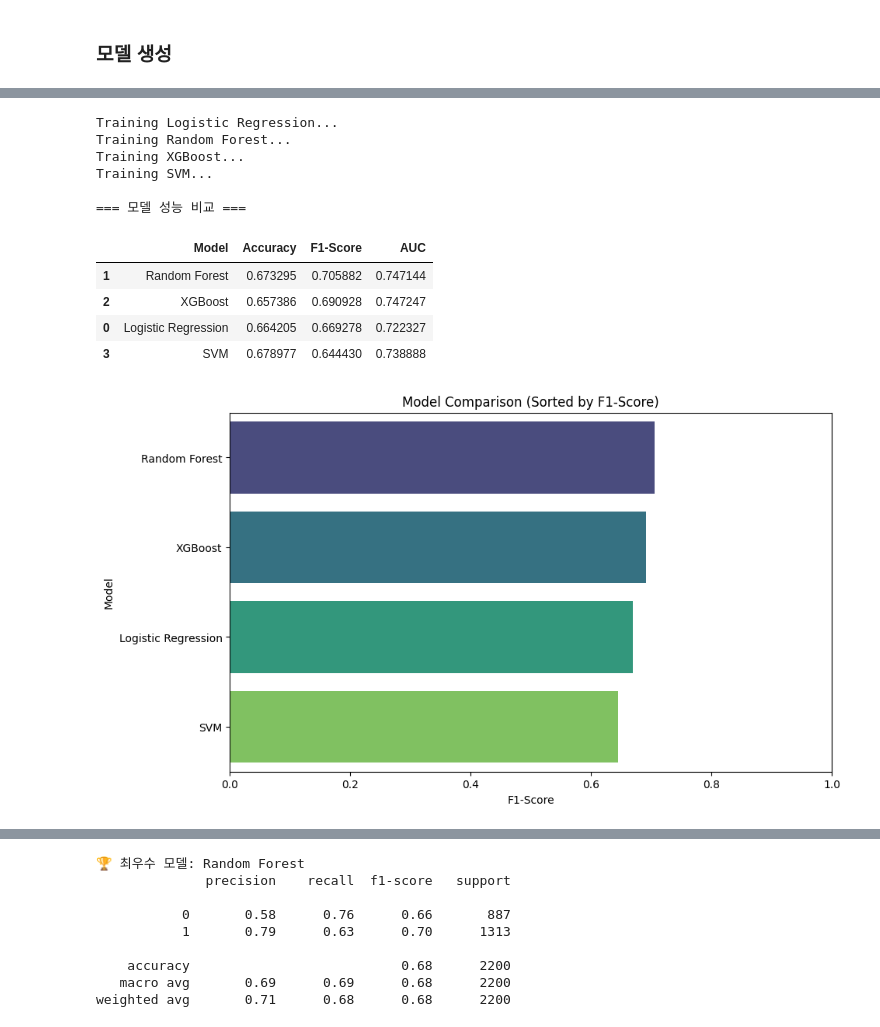
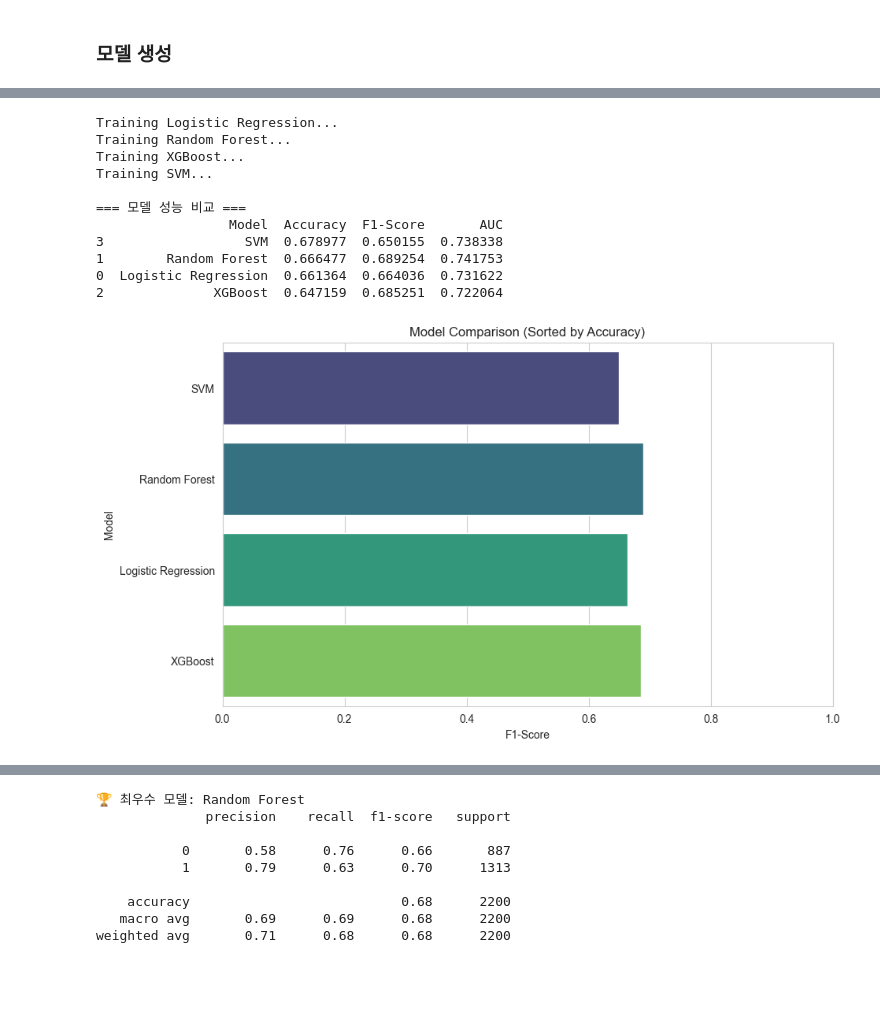
Before and after one commit to lamph0880/E-commerce, a Jupyter notebook: JYS/MiniProject_jys.ipynb, the cells around one changed output, grey strips where cells are left out. Cells and saved outputs as stored; diff of their text form; code cells hidden in the pictures; blank space fills up the shorter version.

```diff
--- a/JYS/MiniProject_jys.ipynb
+++ b/JYS/MiniProject_jys.ipynb
@@ -512,3 +512,19 @@ display(summary_table)
 | 6 | Ship | light | 1761 | 1204 | 68.37% |
 | 7 | Ship | medium | 984 | 983 | 99.9% |
 | 8 | Ship | heavy | 3236 | 1384 | 42.77% |
+# %%
+# label encoder로 변환 뒤 히트맵 그리기
+from sklearn.preprocessing import LabelEncoder
+
+data = train_df.copy()
+data.drop(columns = ['ID','Reached.on.Time_Y.N'], inplace = True)
+data['Reached.on.Time_Y.N'] = test_df['Reached.on.Time_Y.N']
+
+object_cols = data.select_dtypes(include=['object']).columns
+le = LabelEncoder()
+for col in object_cols:
+    data[col] = le.fit_transform(data[col])
+
+plt.figure(figsize = (10, 7))
+sns.heatmap(data.corr(numeric_only=True), annot = True, fmt = '0.2f', annot_kws = {'size' : 15}, linewidth = 5, linecolor = 'white')
+plt.show()
@@ -568,5 +751,5 @@ test_df = apply_feature_engineering(test_df)
 # %%
-drop_columns = ["ID", "Gender", "Discount_offered", "Weight_in_gms"]
+drop_columns = ["ID", "Gender", "Discount_offered", "Weight_in_gms",'Warehouse_block' ]
 train_df = train_df.drop(drop_columns, axis=1)
 test_df = test_df.drop(drop_columns, axis=1)
 # %%
@@ -574,13 +757,12 @@ from sklearn.preprocessing import StandardScaler
 
 # 1. One-Hot Encoding (Warehouse_block, Mode_of_Shipment)
 # drop_first=True를 통해 다중공선성을 방지합니다.
-train_df = pd.get_dummies(train_df, columns=['Warehouse_block', 'Mode_of_Shipment'])
-test_df = pd.get_dummies(test_df, columns=['Warehouse_block', 'Mode_of_Shipment'])
+train_df = pd.get_dummies(train_df, columns=['Mode_of_Shipment'])
+test_df = pd.get_dummies(test_df, columns=['Mode_of_Shipment'])
 
 # 2. Scaling 대상 컬럼 선정
 # 새로 만든 log_rel_price와 기존 수치형 변수들을 포함합니다.
-scale_cols = ['Customer_care_calls', 'Customer_rating', 'Cost_of_the_Product',
-              'Prior_purchases', 'Discount_Group', 'Weight_Category', 'log_rel_price']
+scale_cols = train_df.select_dtypes(include=['number']).columns.drop('Reached.on.Time_Y.N').tolist()
 
 scaler = StandardScaler()
 
@@ -638,7 +959,7 @@ from sklearn.metrics import accuracy_score, f1_score, roc_auc_score
 # 테스트할 모델 리스트 정의
 models = {
     "Logistic Regression": LogisticRegression(random_state=42),
-    "Random Forest": RandomForestClassifier(n_estimators=100, random_state=42),
+    "Random Forest": RandomForestClassifier(n_estimators=100, random_state=42,),
     "XGBoost": XGBClassifier(eval_metric='logloss', random_state=42),
     "SVM": SVC(probability=True, random_state=42) # 확률 계산을 위해 probability=True 필요
 }
@@ -653,39 +974,40 @@ for name, model in models.items():
     model.fit(X_train, y_train)
 
     # 예측
     pred = model.predict(X_test)
     pred_proba = model.predict_proba(X_test)[:, 1] # AUC 계산용 확률값
 
     # 평가 지표 계산
     acc = accuracy_score(y_test, pred)
     f1 = f1_score(y_test, pred)
     auc = roc_auc_score(y_test, pred_proba)
 
     results.append([name, acc, f1, auc])
 
 # 4. 결과 정리 및 시각화
 result_df = pd.DataFrame(results, columns=["Model", "Accuracy", "F1-Score", "AUC"])
-result_df = result_df.sort_values(by="F1-Score", ascending=False) # F1 점수 기준 정렬
+result_df = result_df.sort_values(by="Accuracy", ascending=False)
+
 
 print("\n=== 모델 성능 비교 ===")
-display(result_df)
+print(result_df)
 
 # 시각화
 plt.figure(figsize=(10, 6))
 sns.barplot(x="F1-Score", y="Model", data=result_df, hue='Model', palette="viridis", legend=False)
-plt.title("Model Comparison (Sorted by F1-Score)")
+plt.title("Model Comparison (Sorted by Accuracy)")
 plt.xlim(0, 1)
 plt.show()
 # %% [output]
 Training Logistic Regression...
 Training Random Forest...
 Training XGBoost...
 Training SVM...
 
 === 모델 성능 비교 ===
+                 Model  Accuracy  F1-Score       AUC
+3                  SVM  0.678977  0.650155  0.738338
+1        Random Forest  0.666477  0.689254  0.741753
+0  Logistic Regression  0.661364  0.664036  0.731622
+2              XGBoost  0.647159  0.685251  0.722064
-|  | Model | Accuracy | F1-Score | AUC |
-| 1 | Random Forest | 0.673295 | 0.705882 | 0.747144 |
-| 2 | XGBoost | 0.657386 | 0.690928 | 0.747247 |
-| 0 | Logistic Regression | 0.664205 | 0.669278 | 0.722327 |
-| 3 | SVM | 0.678977 | 0.644430 | 0.738888 |
-[figure, old version]
+[figure, new version]
```
Also changed, not shown: parts of 38 cells of this notebook.
